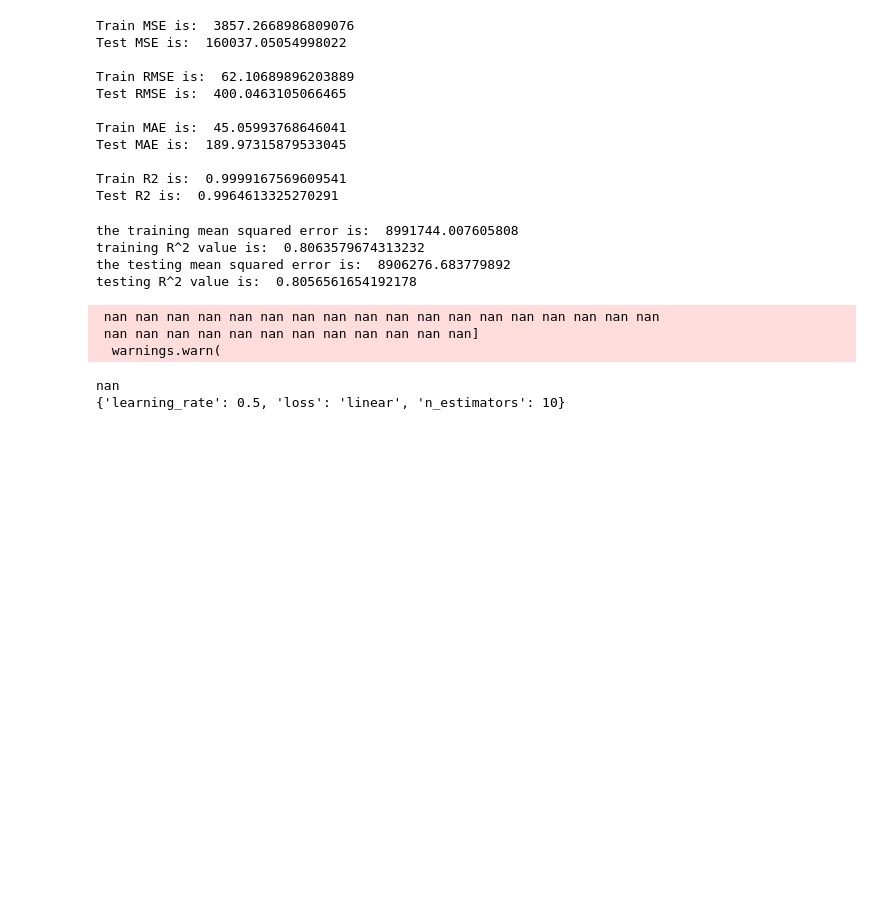
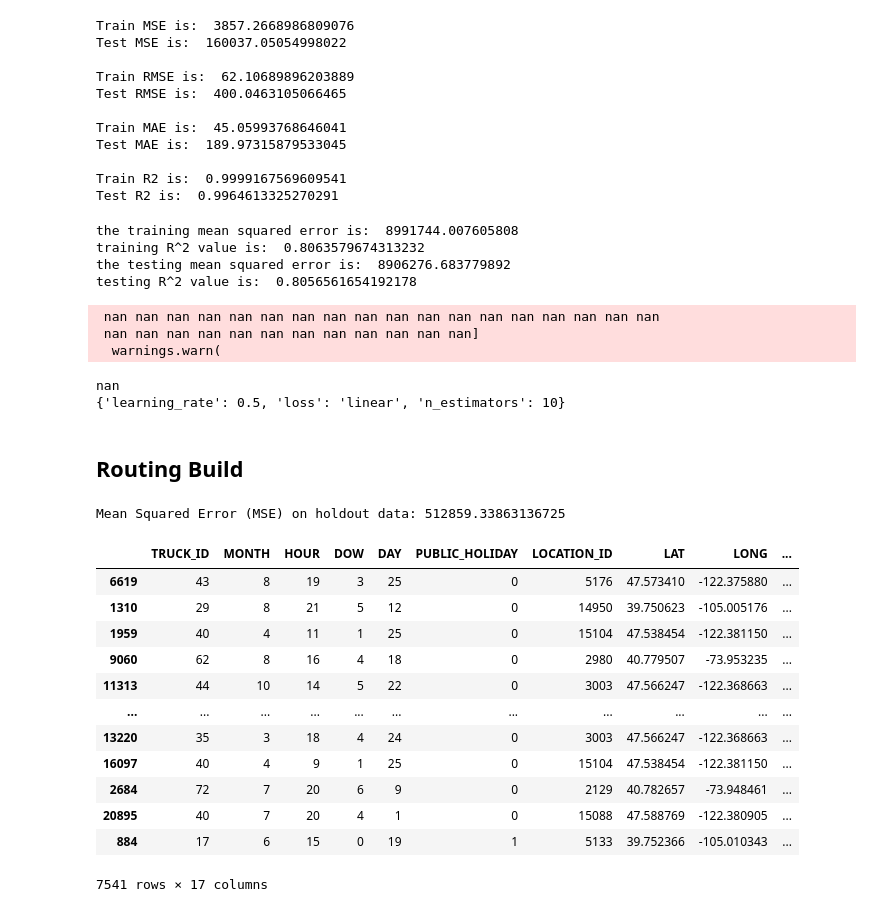
Before and after one commit to jkyxd/ICP_Group3, a Jupyter notebook: ICP Jupyter File.ipynb, the cells around one changed output. Drawn from its saved outputs; the diff is of its cells as text; code cells hidden in the pictures; blank space fills up the shorter version.

Commit message:
Routing Algorithm Testing

```diff
--- a/ICP Jupyter File.ipynb
+++ b/ICP Jupyter File.ipynb
@@ -1031,3 +1031,37 @@ print(gs.best_params_)
   warnings.warn(
 nan
 {'learning_rate': 0.5, 'loss': 'linear', 'n_estimators': 10}
+# %% [markdown]
+## Routing Build
+# %%
+# Import necessary libraries
+from sklearn.metrics import mean_squared_error
+
+rf = RandomForestRegressor(ccp_alpha = 0.0, criterion='mse',max_depth = 525, n_estimators = 200)
+rf.fit(X_train, y_train)
+
+holdout_predictions = rf.predict(X_holdout)
+
+# Calculate mean squared error (MSE)
+mse = mean_squared_error(y_holdout, holdout_predictions)
+
+# Print the MSE
+print(f"Mean Squared Error (MSE) on holdout data: {mse}")
+# %% [output]
+Mean Squared Error (MSE) on holdout data: 512859.33863136725
+# %%
+X_holdout
+# %% [output]
+|  | TRUCK_ID | MONTH | HOUR | DOW | DAY | PUBLIC_HOLIDAY | LOCATION_ID | LAT | LONG | ... |
+| 6619 | 43 | 8 | 19 | 3 | 25 | 0 | 5176 | 47.573410 | -122.375880 | ... |
+| 1310 | 29 | 8 | 21 | 5 | 12 | 0 | 14950 | 39.750623 | -105.005176 | ... |
+| 1959 | 40 | 4 | 11 | 1 | 25 | 0 | 15104 | 47.538454 | -122.381150 | ... |
+| 9060 | 62 | 8 | 16 | 4 | 18 | 0 | 2980 | 40.779507 | -73.953235 | ... |
+| 11313 | 44 | 10 | 14 | 5 | 22 | 0 | 3003 | 47.566247 | -122.368663 | ... |
+| ... | ... | ... | ... | ... | ... | ... | ... | ... | ... | ... |
+| 13220 | 35 | 3 | 18 | 4 | 24 | 0 | 3003 | 47.566247 | -122.368663 | ... |
+| 16097 | 40 | 4 | 9 | 1 | 25 | 0 | 15104 | 47.538454 | -122.381150 | ... |
+| 2684 | 72 | 7 | 20 | 6 | 9 | 0 | 2129 | 40.782657 | -73.948461 | ... |
+| 20895 | 40 | 7 | 20 | 4 | 1 | 0 | 15088 | 47.588769 | -122.380905 | ... |
+| 884 | 17 | 6 | 15 | 0 | 19 | 1 | 5133 | 39.752366 | -105.010343 | ... |
+7541 rows × 17 columns
```
Also changed, not shown: parts of 12 cells of this notebook.
